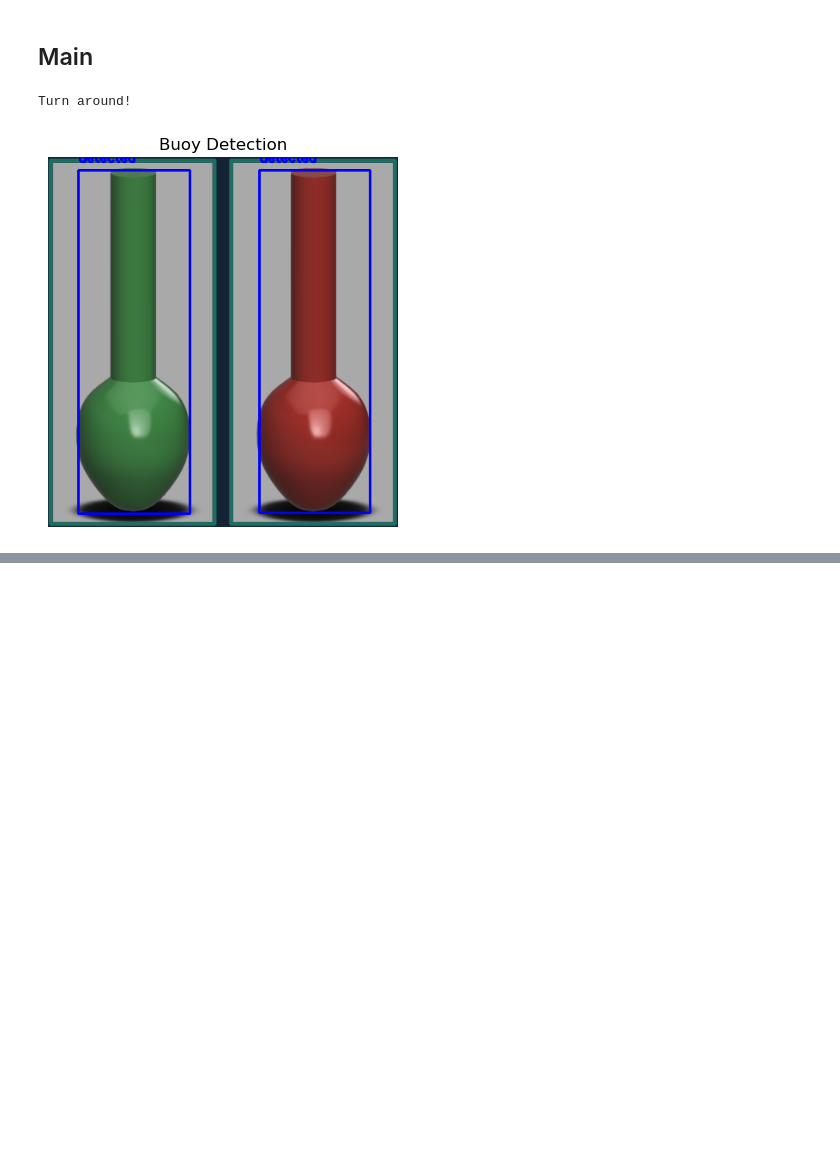
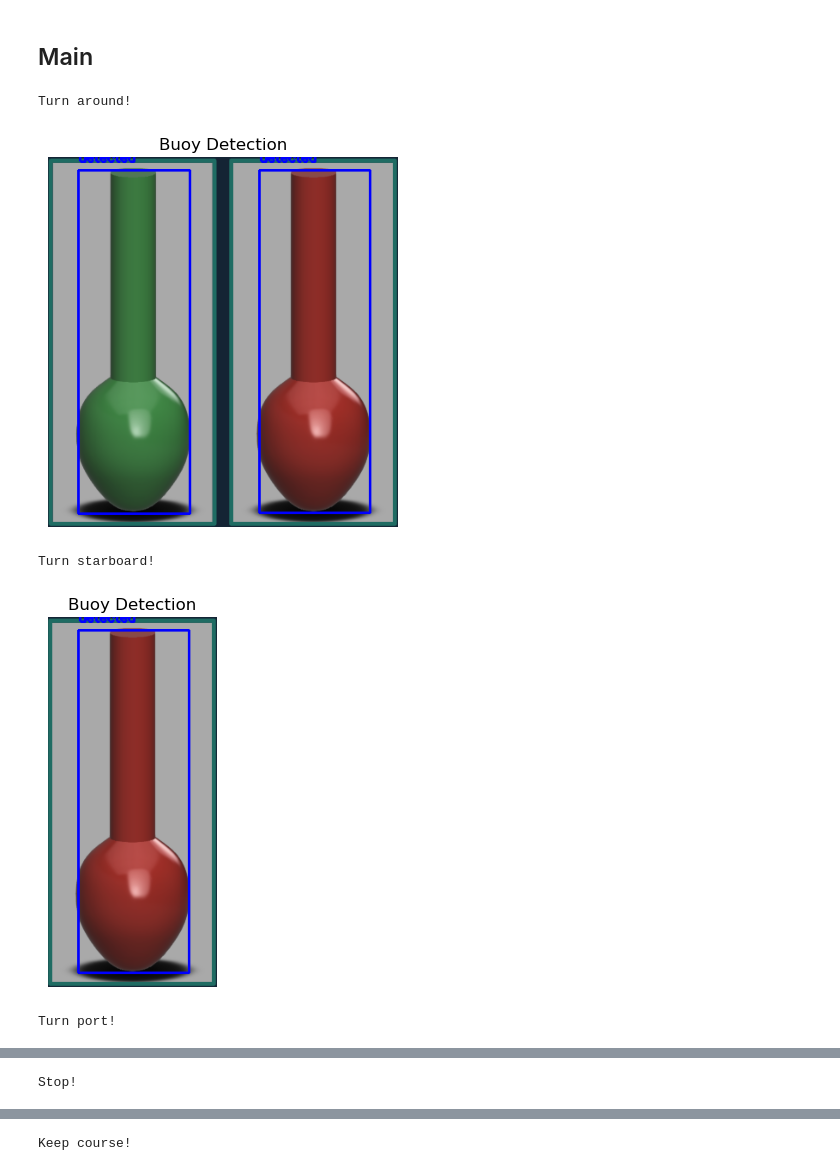
Before and after one commit to PaintDumpster/ec_vision, a Jupyter notebook: src/vision.ipynb, the cells around one changed output, grey strips where cells are left out. Cells and saved outputs as stored; diff of their text form; code cells hidden in the pictures; blank space fills up the shorter version.

```diff
--- a/src/vision.ipynb
+++ b/src/vision.ipynb
@@ -46,6 +46,7 @@ class visionNav:
 
             # green mask
             self.mask_g = cv.inRange(self.hsv_color, lower_g, upper_g)
+
             # red mask
             mask_r1 = cv.inRange(self.hsv_color, lower_r1, upper_r1)
             mask_r2 = cv.inRange(self.hsv_color, lower_r2, upper_r2)
@@ -61,20 +62,20 @@ class visionNav:
                 position = x + w // 2
                 cv.rectangle(self.image, (x, y), (x + w, y + h), (255, 0, 0), 2)
                 cv.putText(self.image, 'detected', (x, y - 10), cv.FONT_HERSHEY_SIMPLEX, 0.5, (255, 0, 0), 2)
-                return True, position
+                return (True, position)
         return False
 
     def detect_buoys(self, min_area = 1000):
 
-        green_detected = self.detect(self.mask_g, min_area)
-        red_detected = self.detect(self.mask_r, min_area)
+        green_detected, green_position = self.detect(self.mask_g, min_area) if self.detect(self.mask_g, min_area) else (False, None)
+        red_detected, red_position = self.detect(self.mask_r, min_area) if self.detect(self.mask_r, min_area) else (False, None)
 
         if green_detected and red_detected:
             _, width, _ = self.image.shape
-            if green_detected[1] < width // 2 and red_detected[1] > width // 2:
+            if green_position < width // 2 and red_position > width // 2:
                 print("Turn around!")
                 self.show_image("Buoy Detection")
-            elif green_detected[1] > width // 2 and red_detected[1] < width // 2:
+            elif green_position > width // 2 and red_position < width // 2:
                 print("Keep course!")
                 self.show_image("Buoy Detection")
         elif green_detected:
@@ -92,14 +93,35 @@ class visionNav:
 # %%
 green = cv.imread('/home/salvador_cb/3_term/engineering_club/data/img/buoy green.png')
 red = cv.imread('/home/salvador_cb/3_term/engineering_club/data/img/buoy red.png')
-red_green = cv.imread('/home/salvador_cb/3_term/engineering_club/data/img/buoys.png')
+wrong_way = cv.imread('/home/salvador_cb/3_term/engineering_club/data/img/buoys.png')
+right_way = cv.imread('/home/salvador_cb/3_term/engineering_club/data/img/correct path.png')
+empty = cv.imread('/home/salvador_cb/3_term/engineering_club/data/img/empty ocean.png')
 # %% [markdown]
 ## Main
 # %%
 if __name__ == "__main__":
-    nav = visionNav(image=red_green)
+    nav = visionNav(image=wrong_way)
     nav.generate_masks()
     nav.detect_buoys(min_area=1000)
+
+    nav = visionNav(image=red)
+    nav.generate_masks()
+    nav.detect_buoys(min_area=1000)
+
+    nav = visionNav(image=green)
+    nav.generate_masks()
+    nav.detect_buoys(min_area=1000)
+
+    nav = visionNav(image=empty)
+    nav.generate_masks()
+    nav.detect_buoys(min_area=1000)
+
+    nav = visionNav(image=right_way)
+    nav.generate_masks()
+    nav.detect_buoys(min_area=1000)
 # %% [output]
 Turn around!
 [figure]
+Turn starboard!
+[figure, added]
+Turn port!
@@ -105,0 +129 @@ Turn around!
+Stop!
@@ -105,0 +131 @@ Turn around!
+Keep course!
```
Also changed, not shown: parts of 1 cell of this notebook.
